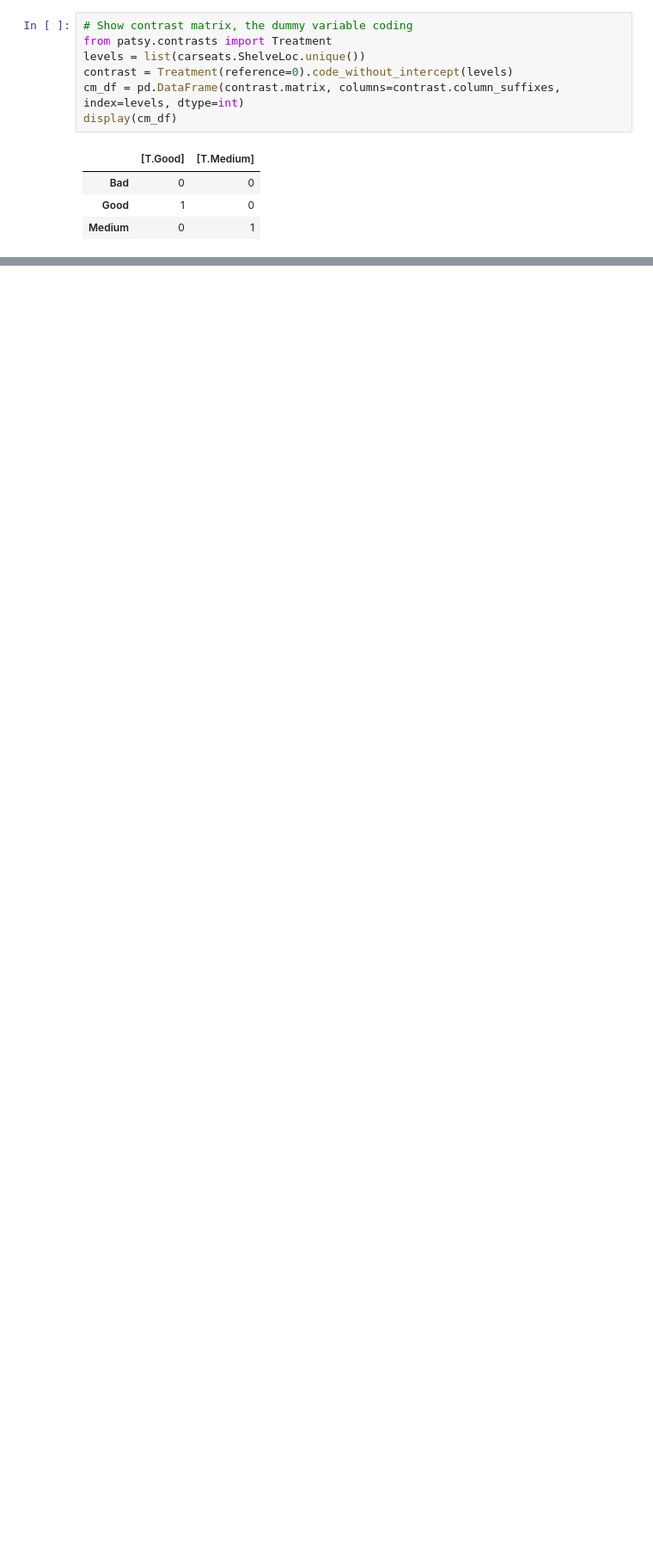
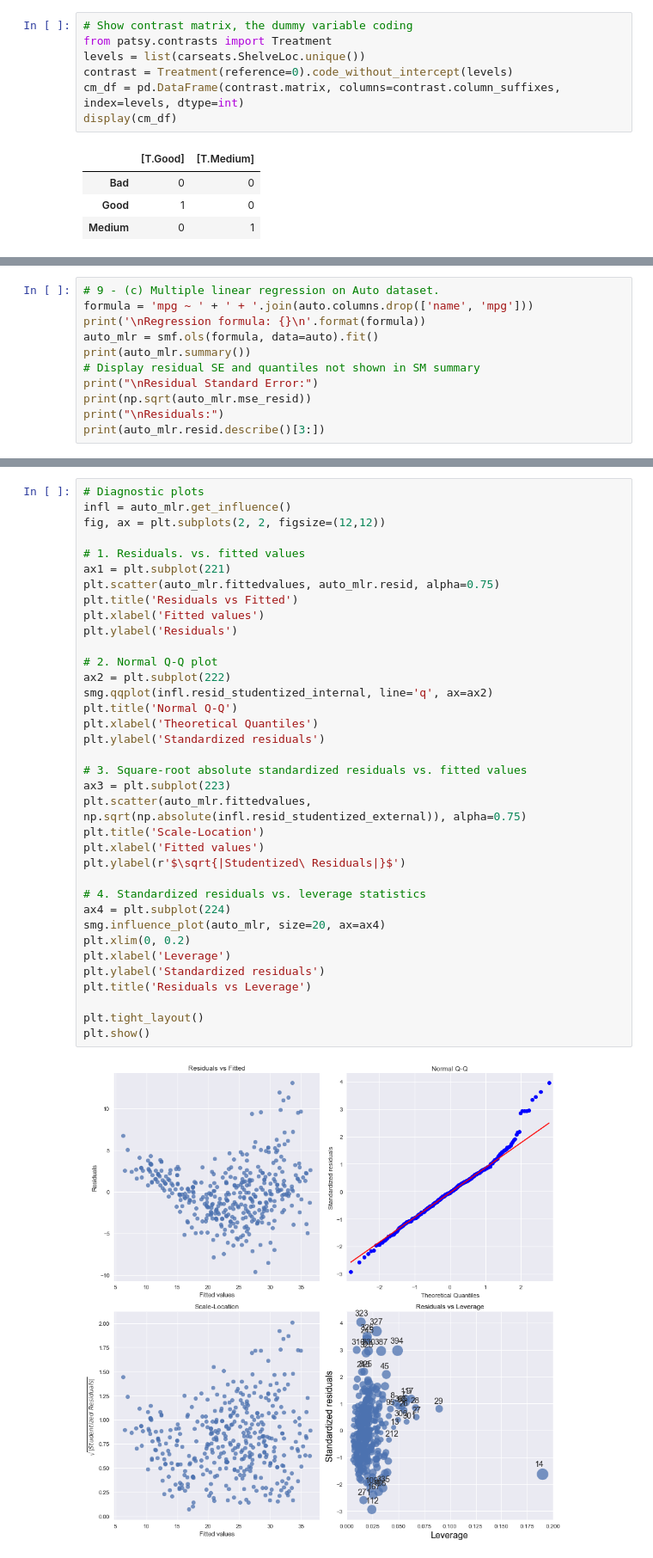
Before and after one commit to 0liu/ISLR, a Jupyter notebook: Chapter 3 Linear Regression.ipynb, the cells around one changed output, grey strips where cells are left out. Shown at 86% size. Drawn from its saved outputs; the diff is of its cells as text; blank space fills up the shorter version.

```diff
--- a/Chapter 3 Linear Regression.ipynb
+++ b/Chapter 3 Linear Regression.ipynb
@@ -556,0 +695,11 @@ display(cm_df)
+# %%
+# 9 - (c) Multiple linear regression on Auto dataset.
+formula = 'mpg ~ ' + ' + '.join(auto.columns.drop(['name', 'mpg']))
+print('\nRegression formula: {}\n'.format(formula))
+auto_mlr = smf.ols(formula, data=auto).fit()
+print(auto_mlr.summary())
+# Display residual SE and quantiles not shown in SM summary
+print("\nResidual Standard Error:")
+print(np.sqrt(auto_mlr.mse_resid))
+print("\nResiduals:")
+print(auto_mlr.resid.describe()[3:])
@@ -556,0 +724,38 @@ display(cm_df)
+# %%
+# Diagnostic plots
+infl = auto_mlr.get_influence()
+fig, ax = plt.subplots(2, 2, figsize=(12,12))
+
+# 1. Residuals. vs. fitted values
+ax1 = plt.subplot(221)
+plt.scatter(auto_mlr.fittedvalues, auto_mlr.resid, alpha=0.75)
+plt.title('Residuals vs Fitted')
+plt.xlabel('Fitted values')
+plt.ylabel('Residuals')
+
+# 2. Normal Q-Q plot
+ax2 = plt.subplot(222)
+smg.qqplot(infl.resid_studentized_internal, line='q', ax=ax2)
+plt.title('Normal Q-Q')
+plt.xlabel('Theoretical Quantiles')
+plt.ylabel('Standardized residuals')
+
+# 3. Square-root absolute standardized residuals vs. fitted values
+ax3 = plt.subplot(223)
+plt.scatter(auto_mlr.fittedvalues, np.sqrt(np.absolute(infl.resid_studentized_external)), alpha=0.75)
+plt.title('Scale-Location')
+plt.xlabel('Fitted values')
+plt.ylabel(r'$\sqrt{|Studentized\ Residuals|}$')
+
+# 4. Standardized residuals vs. leverage statistics
+ax4 = plt.subplot(224)
+smg.influence_plot(auto_mlr, size=20, ax=ax4)
+plt.xlim(0, 0.2)
+plt.xlabel('Leverage')
+plt.ylabel('Standardized residuals')
+plt.title('Residuals vs Leverage')
+
+plt.tight_layout()
+plt.show()
+# %% [output]
+[figure, added]
```
Also changed, not shown: parts of 21 cells of this notebook.
